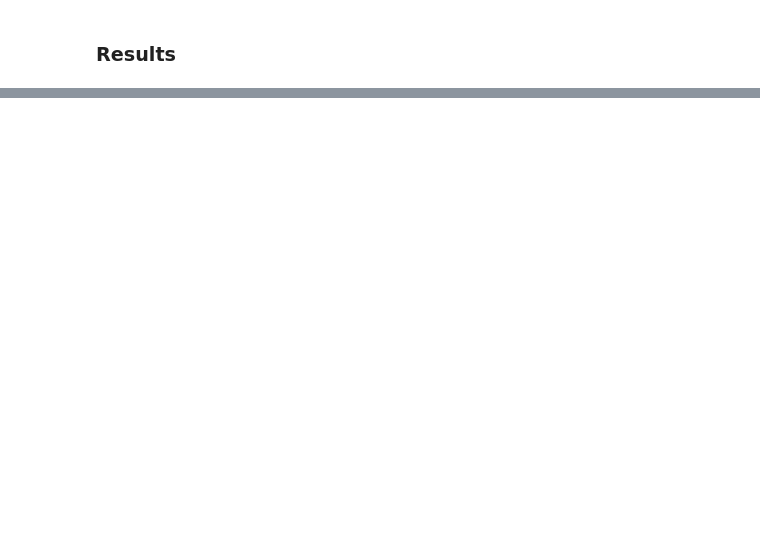
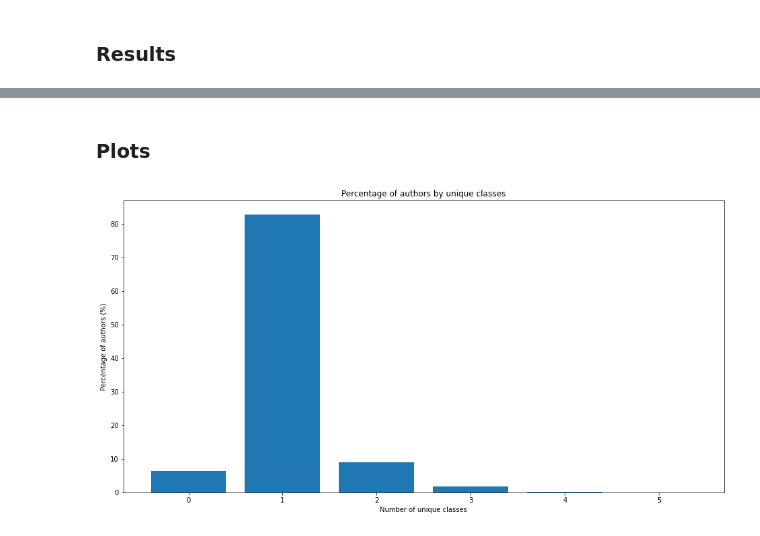
Before and after one commit to panagiotisgia/Publication_Venue_Prediction, a Jupyter notebook: authors_feature_extract.ipynb, the cells around one changed output, grey strips where cells are left out. Saved outputs shown, nothing was run; the diff lists cells and outputs as text; code cells hidden in the pictures; blank space fills up the shorter version.

```diff
--- a/authors_feature_extract.ipynb
+++ b/authors_feature_extract.ipynb
@@ -134,0 +11,15 @@ def process_authors_data(y_train_path: Path, authors_path: Path, output_csv_path
+# %%
+# Set the absolute path to your data directory
+data_directory = Path("E:/panag/Desktop/Ms Data Science/6 Quarter/Data Science Challenge/data_challenge_aueb_2023")
+
+# Train data
+y_train_file = "y_train.txt"
+# Authors data
+authors_file = "authors_v2.txt"
+# Test data
+test_file = "test.txt"
+
+y_train_path = data_directory / y_train_file
+authors_path = data_directory / authors_file
+test_path     = data_directory / test_file
+output_csv_path =  "features_authors.csv"
@@ -159,0 +198,26 @@ df.head(5)
+# %% [markdown]
+### Plots
+# %%
+# Count unique classes for each author
+author_classes = {author: len(set(papers)) for author, papers in author_to_classes_dict.items()}
+
+# Count the number of authors for each number of unique classes
+class_counts = defaultdict(int)
+for num_classes in author_classes.values():
+    class_counts[num_classes] += 1
+
+# Calculate the total number of authors
+total_authors = len(author_to_classes_dict)
+
+# Calculate the percentage for each class count
+class_percentages = {k: (v / total_authors) * 100 for k, v in class_counts.items()}
+
+# Plot
+plt.figure(figsize=(16, 8))
+plt.bar(class_percentages.keys(), class_percentages.values())
+plt.xlabel('Number of unique classes')
+plt.ylabel('Percentage of authors (%)')
+plt.title('Percentage of authors by unique classes')
+plt.show()
+# %% [output]
+[figure, added]
```
Also changed, not shown: parts of 9 cells of this notebook, 5 other files.
